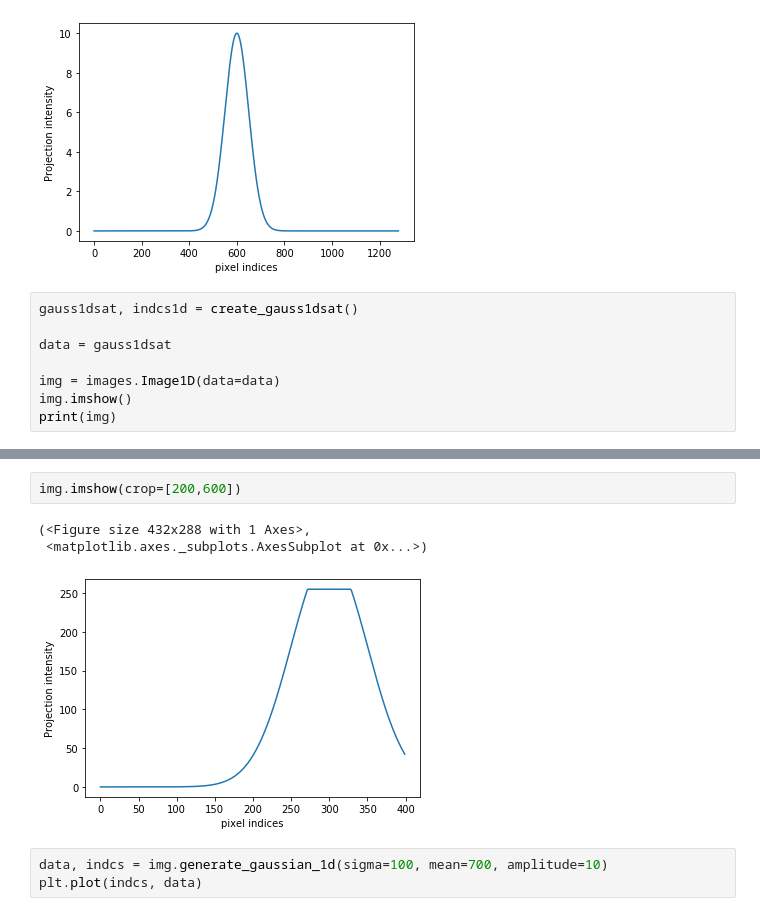
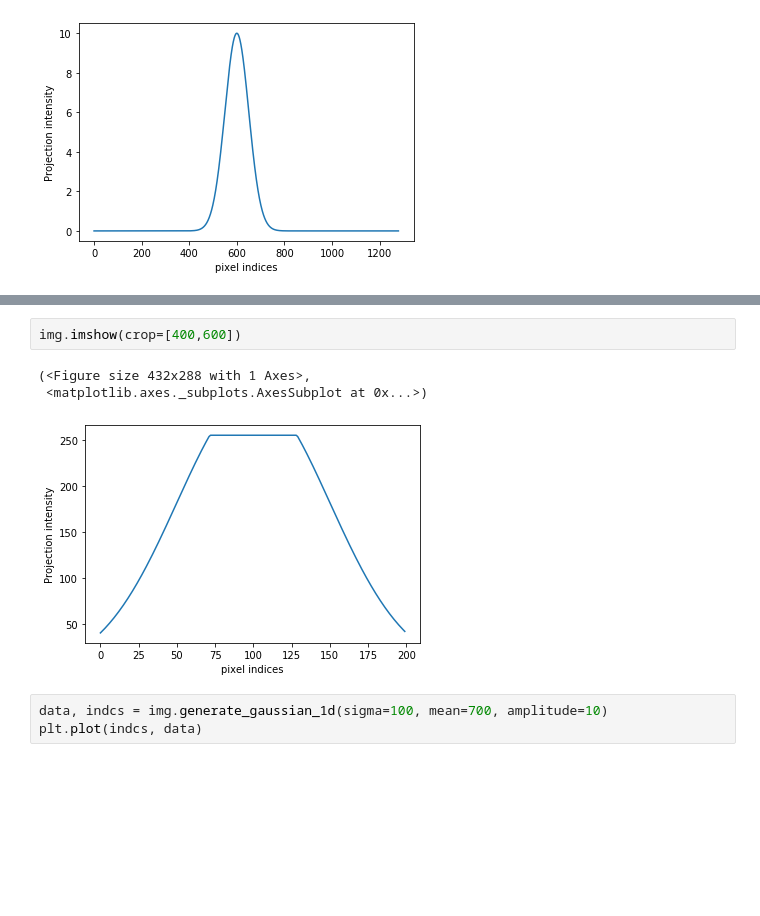
Before and after one commit to lnls-fac/mathphys, a Jupyter notebook: scripts/images.ipynb, the cells around one changed output, grey strips where cells are left out. Cells and saved outputs as stored; diff of their text form; blank space fills up the shorter version.

```diff
--- a/scripts/images.ipynb
+++ b/scripts/images.ipynb
@@ -134,11 +107,3 @@ intensity_sum   : 1253.3141373155004
 saturation_val  : None
 saturated       : False
 [figure]
-# %%
-gauss1dsat, indcs1d = create_gauss1dsat()
-
-data = gauss1dsat
-
-img = images.Image1D(data=data)
-img.imshow()
-print(img)
@@ -154,9 +110,9 @@ saturated       : False
 # %%
-img.imshow(crop=[200,600])
+img.imshow(crop=[400,600])
 # %% [output]
 (<Figure size 432x288 with 1 Axes>,
  <matplotlib.axes._subplots.AxesSubplot at 0x...>)
-[figure, old version]
+[figure, new version]
 # %%
 data, indcs = img.generate_gaussian_1d(sigma=100, mean=700, amplitude=10)
 plt.plot(indcs, data)
```
Also changed, not shown: parts of 8 cells of this notebook, 1 other file.
